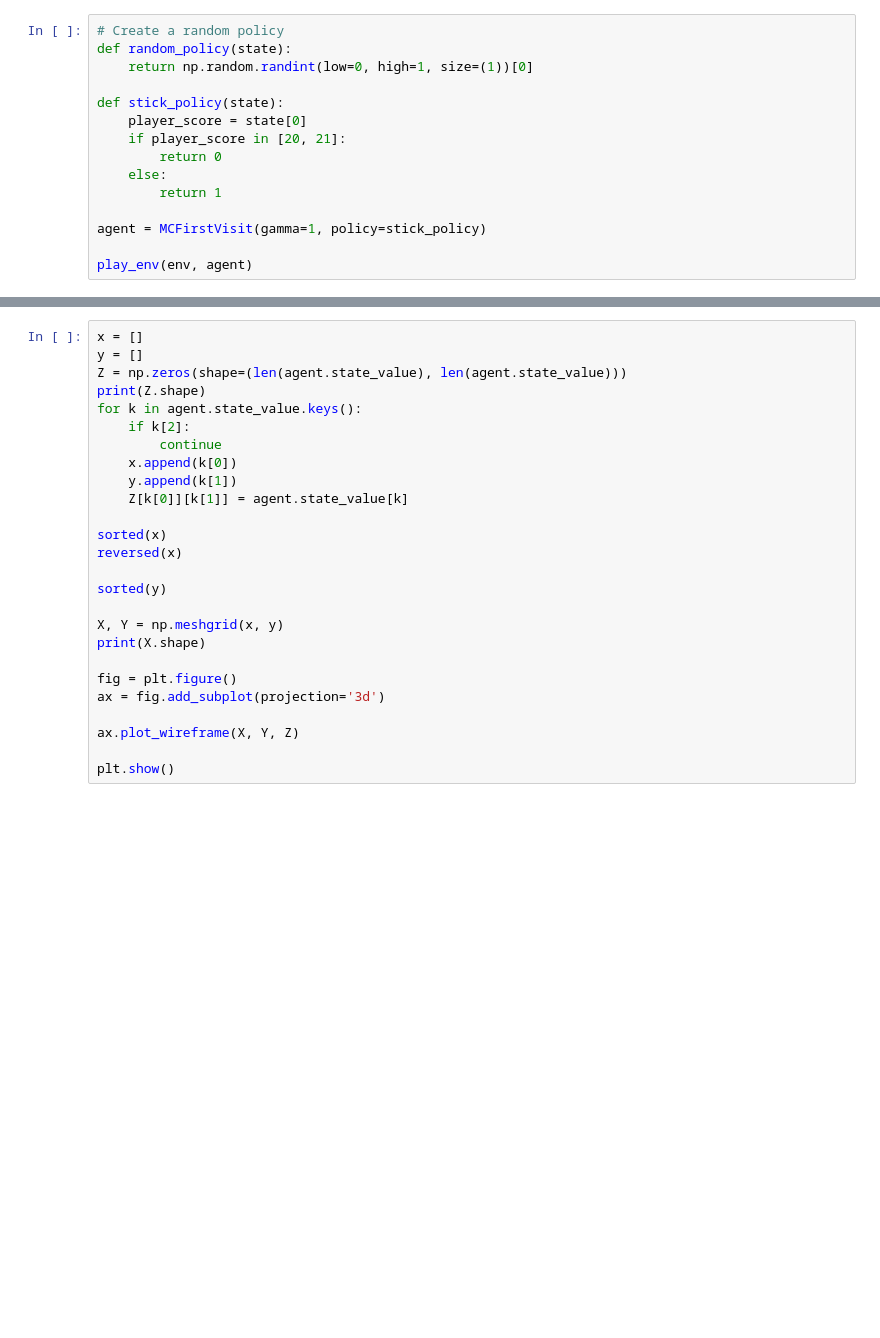
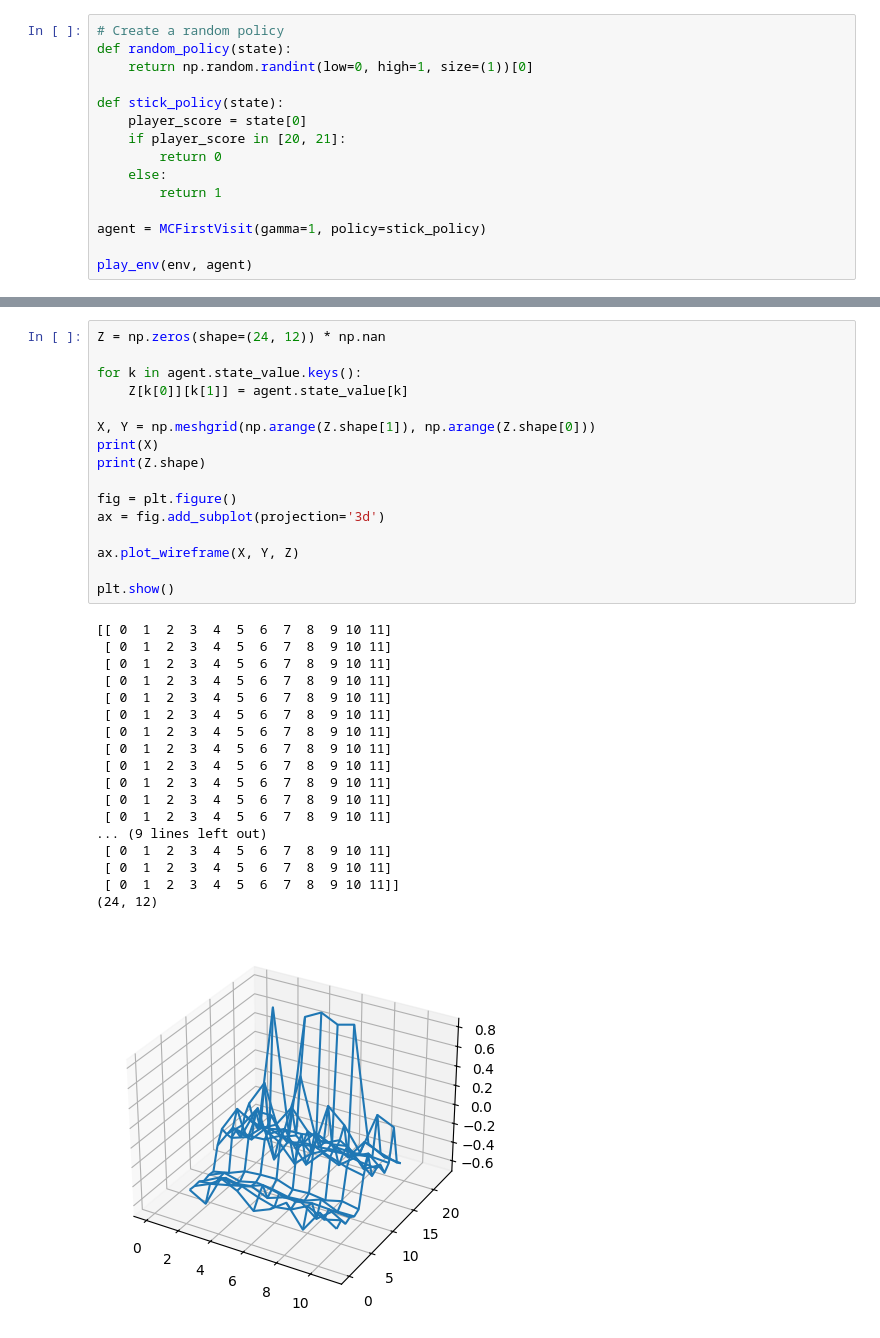
Before and after one commit to Lucien-MG/rl-lab, a Jupyter notebook: notebooks/05_Monte-Carlo.ipynb, the cells around one changed output, grey strips where cells are left out. Cells and saved outputs as stored; diff of their text form; blank space fills up the shorter version.

```diff
--- a/notebooks/05_Monte-Carlo.ipynb
+++ b/notebooks/05_Monte-Carlo.ipynb
@@ -81,26 +102,35 @@ agent.state_value
 # %%
-x = []
-y = []
-Z = np.zeros(shape=(len(agent.state_value), len(agent.state_value)))
-print(Z.shape)
+Z = np.zeros(shape=(24, 12)) * np.nan
+
 for k in agent.state_value.keys():
-    if k[2]:
-        continue
-    x.append(k[0])
-    y.append(k[1])
     Z[k[0]][k[1]] = agent.state_value[k]
 
-sorted(x)
-reversed(x)
-
-sorted(y)
-
-X, Y = np.meshgrid(x, y)
-print(X.shape)
+X, Y = np.meshgrid(np.arange(Z.shape[1]), np.arange(Z.shape[0]))
+print(X)
+print(Z.shape)
 
 fig = plt.figure()
 ax = fig.add_subplot(projection='3d')
 
 ax.plot_wireframe(X, Y, Z)
 
 plt.show()
+# %% [output]
+[[ 0  1  2  3  4  5  6  7  8  9 10 11]
+ [ 0  1  2  3  4  5  6  7  8  9 10 11]
+ [ 0  1  2  3  4  5  6  7  8  9 10 11]
+ [ 0  1  2  3  4  5  6  7  8  9 10 11]
+ [ 0  1  2  3  4  5  6  7  8  9 10 11]
+ [ 0  1  2  3  4  5  6  7  8  9 10 11]
+ [ 0  1  2  3  4  5  6  7  8  9 10 11]
+ [ 0  1  2  3  4  5  6  7  8  9 10 11]
+ [ 0  1  2  3  4  5  6  7  8  9 10 11]
+ [ 0  1  2  3  4  5  6  7  8  9 10 11]
+ [ 0  1  2  3  4  5  6  7  8  9 10 11]
+ [ 0  1  2  3  4  5  6  7  8  9 10 11]
+... (9 lines left out)
+ [ 0  1  2  3  4  5  6  7  8  9 10 11]
+ [ 0  1  2  3  4  5  6  7  8  9 10 11]
+ [ 0  1  2  3  4  5  6  7  8  9 10 11]]
+(24, 12)
+[figure, added]
```
Also changed, not shown: parts of 5 cells of this notebook.
